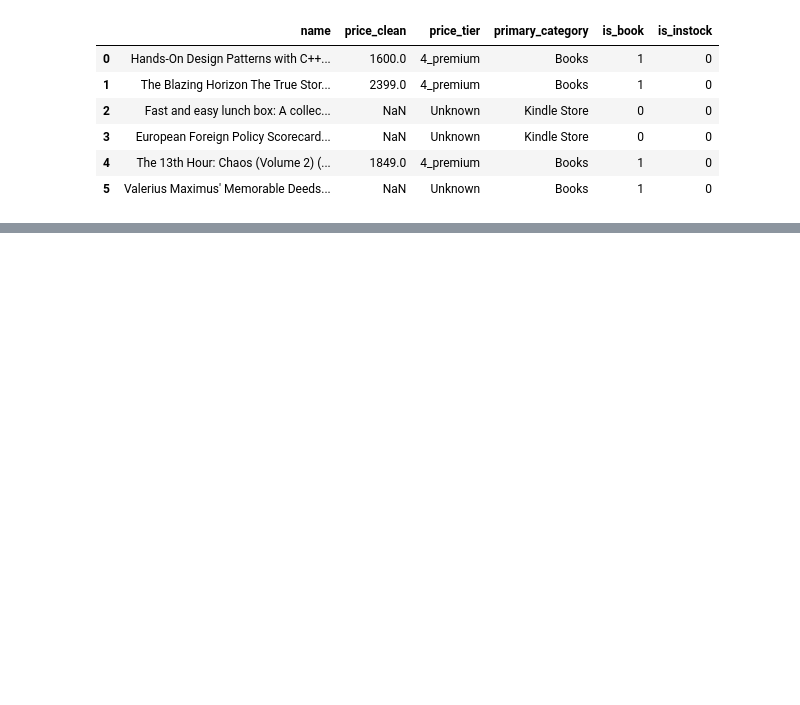
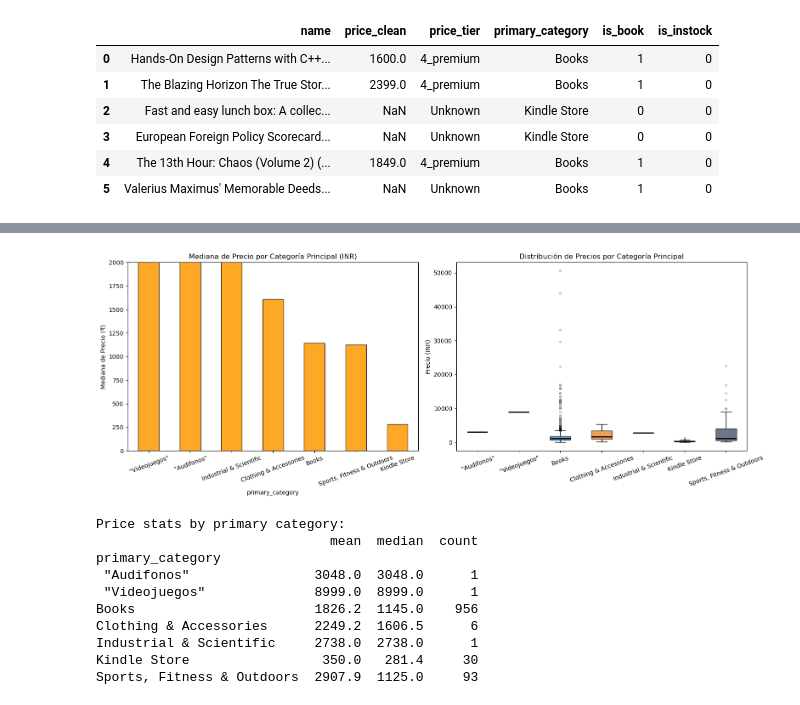
Before and after one commit to GuadalupeSaavedra/9AIEVND-ADND-Practicas-230349-2, a Jupyter notebook: Practica04/Practica04_230349.ipynb, the cells around one changed output, grey strips where cells are left out. Cells and saved outputs as stored; diff of their text form; code cells hidden in the pictures; blank space fills up the shorter version.

```diff
--- a/Practica04/Practica04_230349.ipynb
+++ b/Practica04/Practica04_230349.ipynb
@@ -314,0 +477,51 @@ Unknown      348
+# %%
+# Precio por categoría principal
+fig, axes = plt.subplots(1, 2, figsize=(16, 6))
+
+cat_price = df_priced.groupby('primary_category')['price_clean'].agg(['mean','median','count']).round(1)
+cat_price['median'].sort_values(ascending=False).plot.bar(
+    ax=axes[0], color='#FF9900', edgecolor='black', alpha=0.85)
+axes[0].set_title('Mediana de Precio por Categoría Principal (INR)')
+axes[0].set_ylabel('Mediana de Precio (₹)')
+axes[0].tick_params(axis='x', rotation=20)
+
+# AJUSTE DE ESCALA EXACTO: Fijamos el eje Y de la izquierda de 0 a 2000
+axes[0].set_ylim(0, 2000)
+
+# Diagrama de caja (Boxplot)
+cat_groups = [df_priced[df_priced['primary_category']==c]['price_clean'].dropna()
+              for c in cat_price.index]
+
+# SOLUCIÓN AL WARNING: Se cambia 'labels' por 'tick_labels'
+bp = axes[1].boxplot(cat_groups, tick_labels=cat_price.index, patch_artist=True,
+                     medianprops=dict(color='black', lw=2),
+                     flierprops=dict(marker='o', markersize=3, alpha=0.3))
+
+# Se expande la lista a más colores para pintar todas tus categorías y que ninguna quede en blanco
+colors_cat = ['#FF9900', '#232F3E', '#146EB4', '#E47911', '#999999', '#8e44ad', '#2c3e50']
+for patch, color in zip(bp['boxes'], colors_cat):
+    patch.set_facecolor(color)
+    patch.set_alpha(0.7)
+
+axes[1].set_title('Distribución de Precios por Categoría Principal')
+axes[1].set_ylabel('Precio (INR)')
+axes[1].tick_params(axis='x', rotation=20)
+
+plt.tight_layout()
+plt.show()
+
+# SE MANTIENEN LOS TEXTOS EN INGLÉS PARA LAS ESTADÍSTICAS IMPRESAS
+print('Price stats by primary category:')
+print(cat_price.to_string())
+# %% [output]
+[figure, added]
+Price stats by primary category:
+                              mean  median  count
+primary_category
+ "Audifonos"                3048.0  3048.0      1
+ "Videojuegos"              8999.0  8999.0      1
+Books                       1826.2  1145.0    956
+Clothing & Accessories      2249.2  1606.5      6
+Industrial & Scientific     2738.0  2738.0      1
+Kindle Store                 350.0   281.4     30
+Sports, Fitness & Outdoors  2907.9  1125.0     93
```
Also changed, not shown: parts of 13 cells of this notebook.
